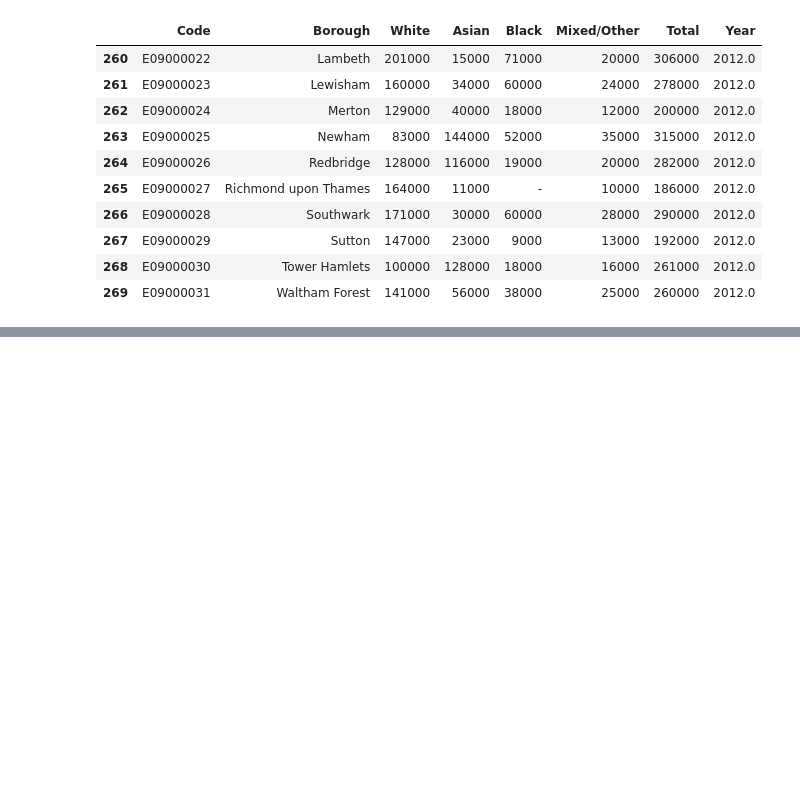
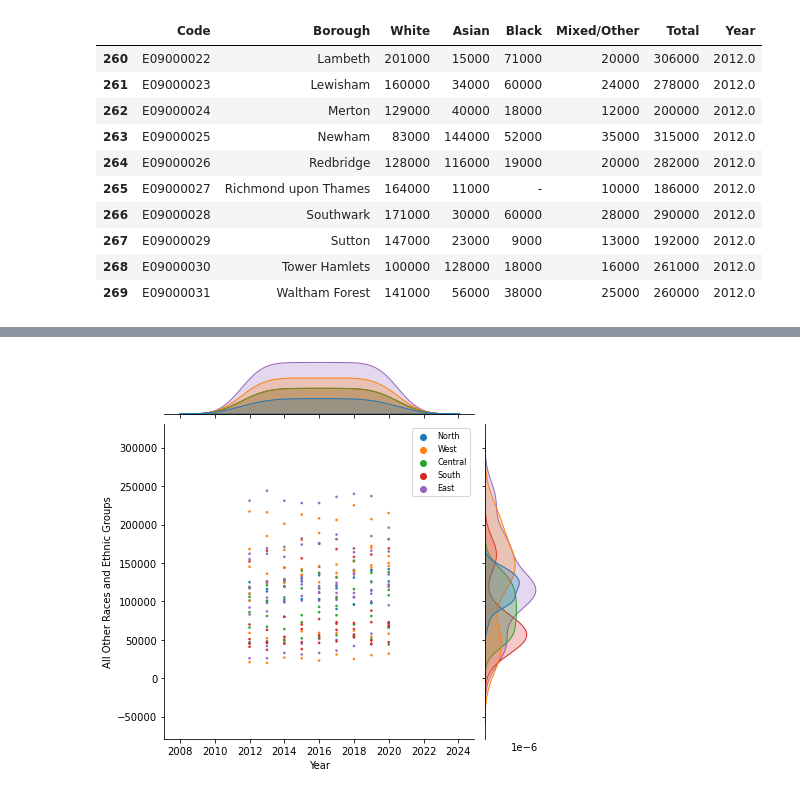
Before and after one commit to JessSumner57/-outline-, a Jupyter notebook: ethnicitydata.ipynb, the cells around one changed output, grey strips where cells are left out. Cells and saved outputs as stored; diff of their text form; code cells hidden in the pictures; blank space fills up the shorter version.

```diff
--- a/ethnicitydata.ipynb
+++ b/ethnicitydata.ipynb
@@ -38,0 +127,15 @@ ethnicity.tail(n=10)
+# %%
+from scipy import stats
+df_types = ethnicity.dtypes
+print(df_types)
+
+ethnicity['Asian'] = pd.to_numeric(ethnicity['Asian'])
+ethnicity['Asian'] = ethnicity['Asian'].astype(int)
+ethnicity['Black'] = pd.to_numeric(ethnicity['Black'])
+ethinicity['Black'] = ethnicity['Black'].astype(int)
+ethnicity['Mixed/Other'] = pd.to_numeric(ethnicity['Mixed/Other'])
+ethinicity['Mixed/Other'] = ethnicity['Mixed/Other'].astype(int)
+
+ethnicity[['Asian', 'Black', 'Mixed/Other']] = ethnicity[['Asian', 'Black', 'Mixed/Other']].astype(str).astype(int)
+
+ethnicity['All Other Races and Ethnic Groups'] = ethnicity['Black'] + ethnicity['Asian'] + ethnicity['Mixed/Other']
@@ -38,0 +167,14 @@ ethnicity.tail(n=10)
+# %%
+ethnicity.loc[25, 'Black']
+ethnicity.loc[ethnicity.Black == '-', 'Black'] = 0
+
+ethnicity['Asian'] = pd.to_numeric(ethnicity['Asian'])
+ethnicity['Asian'] = ethnicity['Asian'].astype(int)
+ethnicity['Black'] = pd.to_numeric(ethnicity['Black'])
+ethnicity['Black'] = ethnicity['Black'].astype(int)
+ethnicity['Mixed/Other'] = pd.to_numeric(ethnicity['Mixed/Other'])
+ethnicity['Mixed/Other'] = ethnicity['Mixed/Other'].astype(int)
+
+ethnicity[['Asian', 'Black', 'Mixed/Other']] = ethnicity[['Asian', 'Black', 'Mixed/Other']].astype(str).astype(int)
+
+ethnicity['All Other Races and Ethnic Groups'] = ethnicity['Black'] + ethnicity['Asian'] + ethnicity['Mixed/Other']
@@ -38,0 +196,6 @@ ethnicity.tail(n=10)
+# %%
+g = sns.jointplot(data=ethnicity, x='Year', y='All Other Races and Ethnic Groups', height=6,
+                  hue='Subregion', hue_order=sr_hue, joint_kws=kwds)
+g.ax_joint.legend(loc='upper right', prop={'size': 8});
+# %% [output]
+[figure, added]
```
Also changed, not shown: parts of 14 cells of this notebook.
